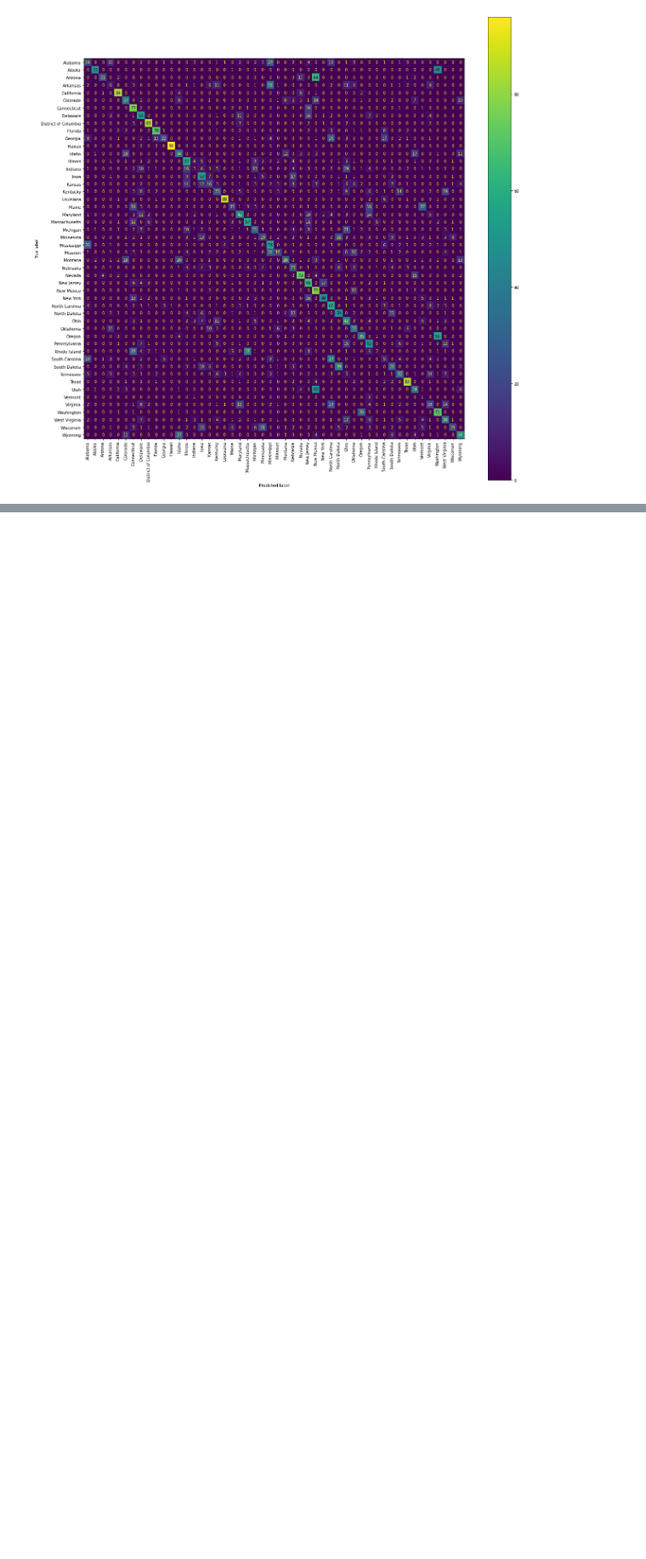
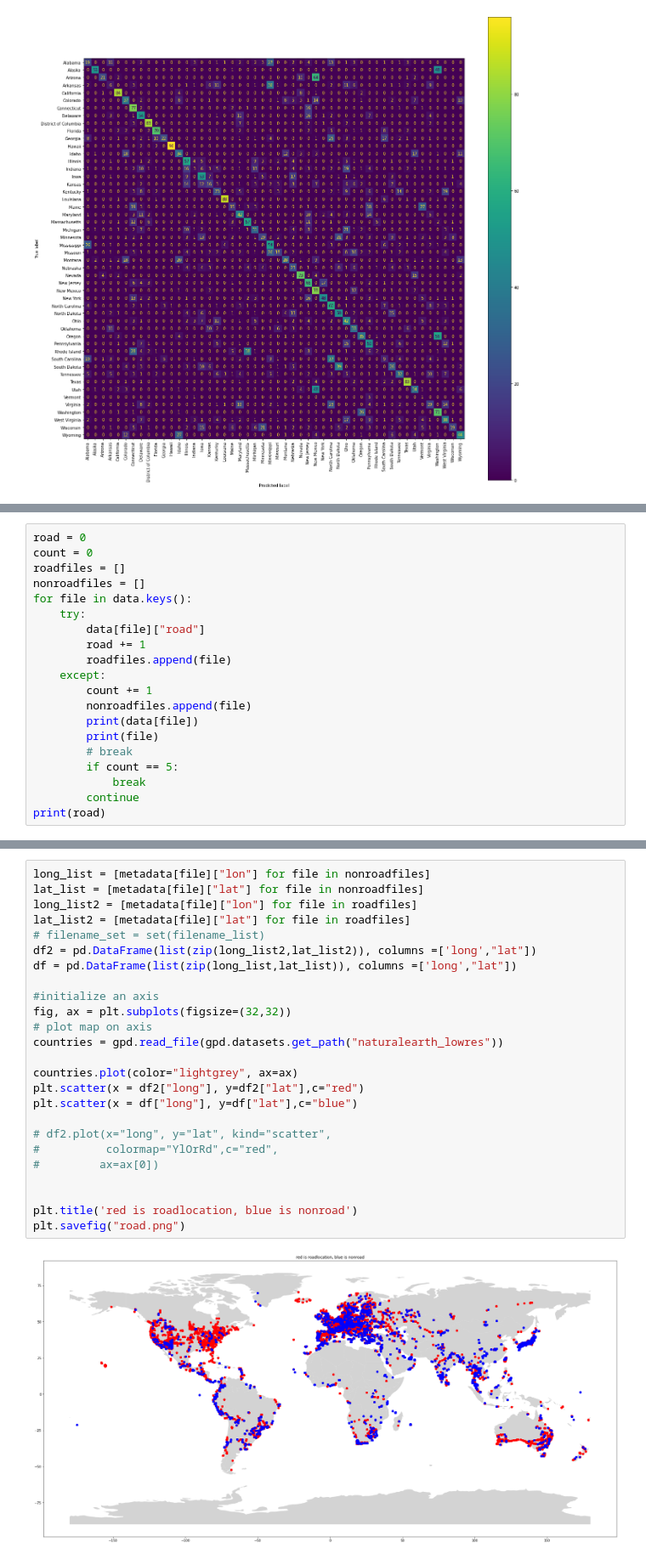
Before and after one commit to Ispanicus/geoguessr-ai, a Jupyter notebook: notebooks/explorecsv_results.ipynb, the cells around one changed output, grey strips where cells are left out. Shown at 85% size. Saved outputs shown, nothing was run; the diff lists cells and outputs as text; blank space fills up the shorter version.

```diff
--- a/notebooks/explorecsv_results.ipynb
+++ b/notebooks/explorecsv_results.ipynb
@@ -170,0 +204,20 @@ CMD.from_predictions(goldsel,predsel,xticks_rotation="vertical", ax=ax)
+# %%
+road = 0
+count = 0
+roadfiles = []
+nonroadfiles = []
+for file in data.keys():
+    try:
+        data[file]["road"]
+        road += 1
+        roadfiles.append(file)
+    except:
+        count += 1
+        nonroadfiles.append(file)
+        print(data[file])
+        print(file)
+        # break
+        if count == 5:
+            break
+        continue
+print(road)
@@ -170,0 +236,27 @@ CMD.from_predictions(goldsel,predsel,xticks_rotation="vertical", ax=ax)
+# %%
+long_list = [metadata[file]["lon"] for file in nonroadfiles]
+lat_list = [metadata[file]["lat"] for file in nonroadfiles]
+long_list2 = [metadata[file]["lon"] for file in roadfiles]
+lat_list2 = [metadata[file]["lat"] for file in roadfiles]
+# filename_set = set(filename_list)
+df2 = pd.DataFrame(list(zip(long_list2,lat_list2)), columns =['long',"lat"])
+df = pd.DataFrame(list(zip(long_list,lat_list)), columns =['long',"lat"])
+
+#initialize an axis
+fig, ax = plt.subplots(figsize=(32,32))
+# plot map on axis
+countries = gpd.read_file(gpd.datasets.get_path("naturalearth_lowres"))
+
+countries.plot(color="lightgrey", ax=ax)
+plt.scatter(x = df2["long"], y=df2["lat"],c="red")
+plt.scatter(x = df["long"], y=df["lat"],c="blue")
+
+# df2.plot(x="long", y="lat", kind="scatter",
+#          colormap="YlOrRd",c="red",
+#         ax=ax[0])
+
+
+plt.title('red is roadlocation, blue is nonroad')
+plt.savefig("road.png")
+# %% [output]
+[figure, added]
```
Also changed, not shown: parts of 18 cells of this notebook.
